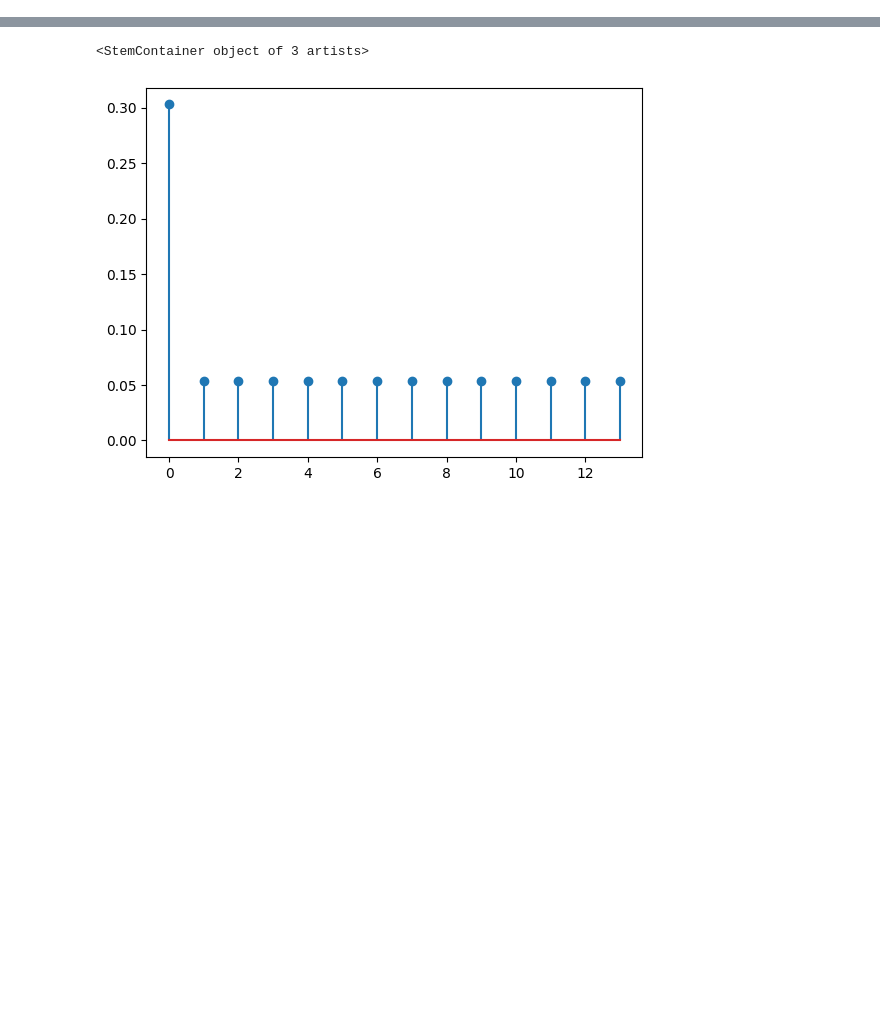
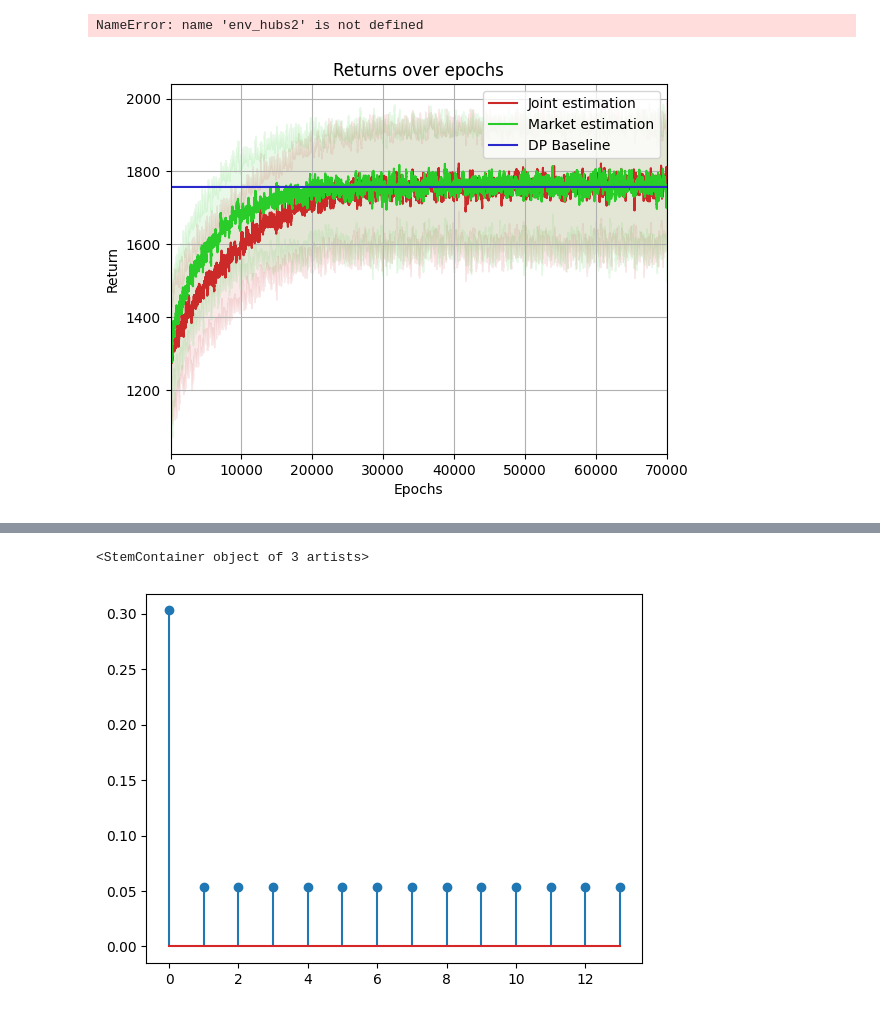
Before and after one commit to Oseluss/RMS, a Jupyter notebook: bench-test.ipynb, the cells around one changed output, grey strips where cells are left out. Saved outputs shown, nothing was run; the diff lists cells and outputs as text; code cells hidden in the pictures; blank space fills up the shorter version.

```diff
--- a/bench-test.ipynb
+++ b/bench-test.ipynb
@@ -21,3 +292,82 @@ torch.set_num_threads(NUMERO_DE_NUCLEOS)
+# %%
+env = env_hubs2(model="Exp", T=1000)
+s, _ = env.set_initial(s = [0]*env.I)
+s_t = []
+r_t = []
+
+max_steps = 1000
+num_eps = 20000
+p = 1
+
+R = 0
+start_time = time.time()
+for episode in range(num_eps):
+    s, _ = env.set_initial(s = [0]*env.I)
+    R = 0
+    for step in range(max_steps):
+
+        if p == 0:
+            a = [1,1,1,1,1,0,0,0,0,0,0,0,0]
+        elif p == 1:
+            a = [1,1,1,1,1,1,1,1,1,1,1,1,1]
+        elif p == 2:
+            a = list(np.random.choice([0, 1], size=13))
+
+        s_prime, r, done, _, _ = env.step(a)
+        s_t.append(s_prime-s)
+        r_t.append(r)
+        s = s_prime
+
+        R += r
+
+        if done:
+            S = s_prime
+            break
+
+end_time = time.time()
+
+print(time)
+# %% [output]
+NameError: name 'env_hubs2' is not defined
+# %%
+with open("results/Exp23/Exp_NN-PG-a_env_red_toy3.pickle", 'rb') as f:
+    exp = pickle.load(f)
+
+R_exp1 = exp["R_exp"]
+
+
+with open("results/Exp23/Exp_NN-PG_env_red_toy3.pickle", 'rb') as f:
+    exp = pickle.load(f)
+
+R_exp2 = exp["R_exp"]
+
+DP_expected = 1757.5
+
+R_exp = [R_exp1[0], R_exp2[0],DP_expected*np.ones(len(R_exp1[0])) ]
+from algorithms.utils import generate_random_colors
+
+num_plots = len(R_exp)  # Número de gráficas
+colors = ['#' + ''.join(np.random.choice(list('0123456789ABCDEF'), size=6)) for _ in range(num_plots)]
+colors = generate_random_colors(num_plots)
+labels = ["Joint estimation", "Market estimation","DP Baseline"]
+for i, R in enumerate(R_exp):
+
+    Rs = np.array(R).ravel()
+
+    mean = np.array([np.mean(Rs[i:i+100]) for i in range(len(Rs) - 10)])
+    std = np.array([np.std(Rs[i:i+100]) for i in range(len(Rs) - 10)])
+    time = np.arange(mean.size)
+    plt.plot(mean,color=colors[i],label= labels[i])
+    plt.fill_between(time, mean - std, mean + std, color=colors[i], alpha=0.1)
+
+    plt.xlim(0, len(Rs))
+    plt.grid()
+    plt.ylabel("Return")
+    plt.xlabel("Epochs")
+    plt.legend()
+    plt.title("Returns over epochs")
+# %% [output]
+[figure, added]
 # %%
 env = env_hubs2(model="Exp", T=1000)
 s, _ = env.set_initial(s = [0]*env.I)
```
Also changed, not shown: parts of 11 cells of this notebook, 12 other files.
